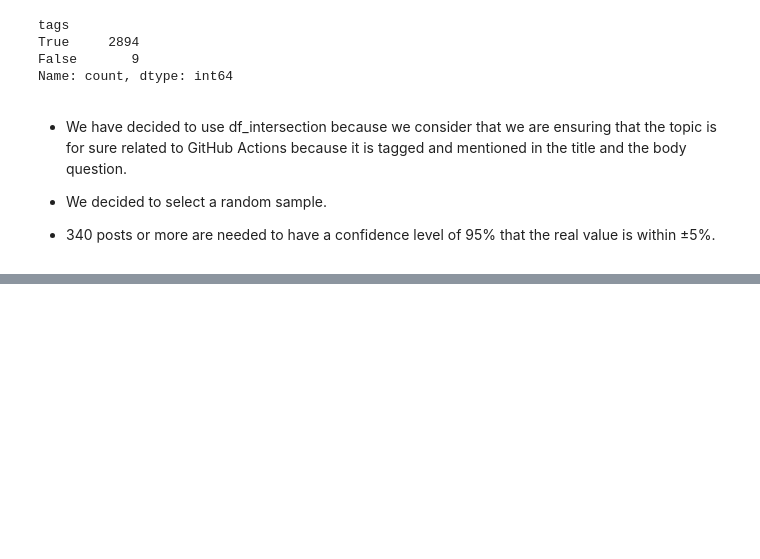
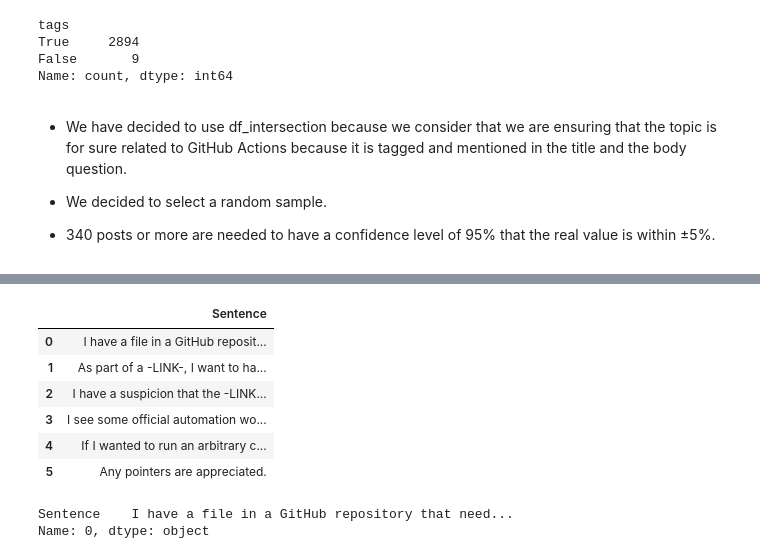
Before and after one commit to sandro-hernandez/GA_Developer_Needs_replication_package, a Jupyter notebook: Taxonomy/taxonomy.ipynb, the cells around one changed output, grey strips where cells are left out. Drawn from its saved outputs; the diff is of its cells as text; code cells hidden in the pictures; blank space fills up the shorter version.

```diff
--- a/Taxonomy/taxonomy.ipynb
+++ b/Taxonomy/taxonomy.ipynb
@@ -115,0 +121,55 @@ pd.merge(df_intersection,sample_accepted[['id']], on='id', how='inner').to_excel
+# %%
+def html_to_sentences_df(html_content):
+    """
+    Parses the provided HTML content, replaces specific tags with placeholders,
+    adjusts paragraph endings, and splits the content into sentences.
+    Returns a pandas DataFrame with each sentence in a separate row.
+
+    Parameters:
+    - html_content: String containing HTML content.
+
+    Returns:
+    - DataFrame with each sentence as a separate row.
+    """
+
+    # Parse the HTML
+    soup = BeautifulSoup(html_content, 'html.parser')
+
+    # Replace code blocks, blockquotes, and links with placeholders
+    for code in soup.find_all('code'):
+        code.replace_with("-CODE-")
+    for blockquote in soup.find_all('blockquote'):
+        blockquote.replace_with("-BLOCK-")
+    for a in soup.find_all('a'):
+        a.replace_with("-LINK-")
+
+    # Extract text and replace newline entities
+    text = soup.get_text()
+    text = text.replace('&#xA;', '\n').strip()
+
+    # Adjust paragraph endings where necessary
+    pattern = r'(?<![\.\!\?\s])\s*\n'
+    modified_text = re.sub(pattern, '.\n', text)
+
+    # Split text into sentences
+    sentences = re.split(r'(?<=[.!?]) +', modified_text.replace('\n', ' '))
+
+    # Create DataFrame
+    df = pd.DataFrame(sentences, columns=['Sentence'])
+
+    return df
+# %%
+html_to_sentences_df(html_content)
+# %% [output]
+|  | Sentence |
+| 0 | I have a file in a GitHub reposit... |
+| 1 | As part of a -LINK-, I want to ha... |
+| 2 | I have a suspicion that the -LINK... |
+| 3 | I see some official automation wo... |
+| 4 | If I wanted to run an arbitrary c... |
+| 5 | Any pointers are appreciated. |
+# %%
+print(df.iloc[0])
+# %% [output]
+Sentence    I have a file in a GitHub repository that need...
+Name: 0, dtype: object
```
Also changed, not shown: parts of 7 cells of this notebook, 4 other files.
